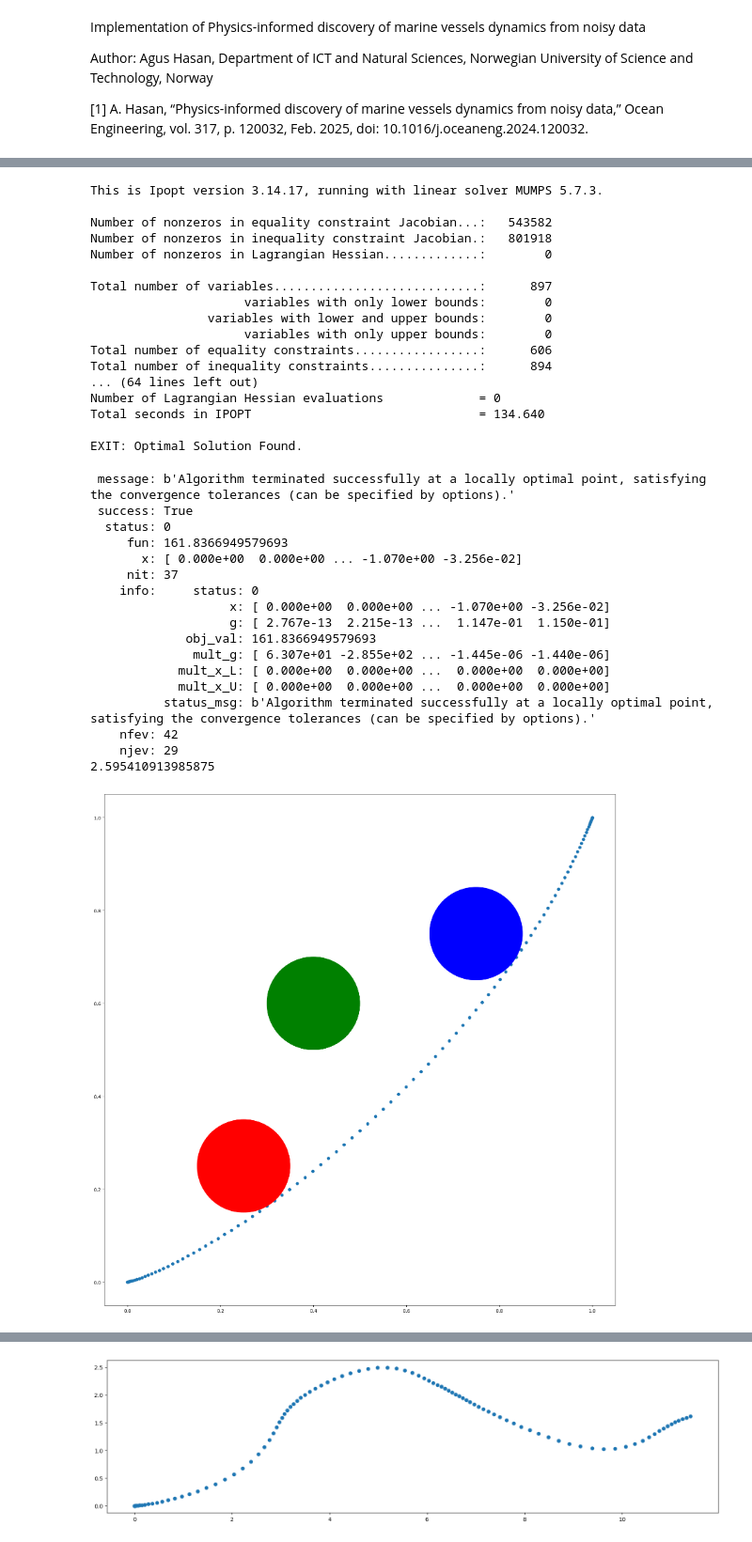
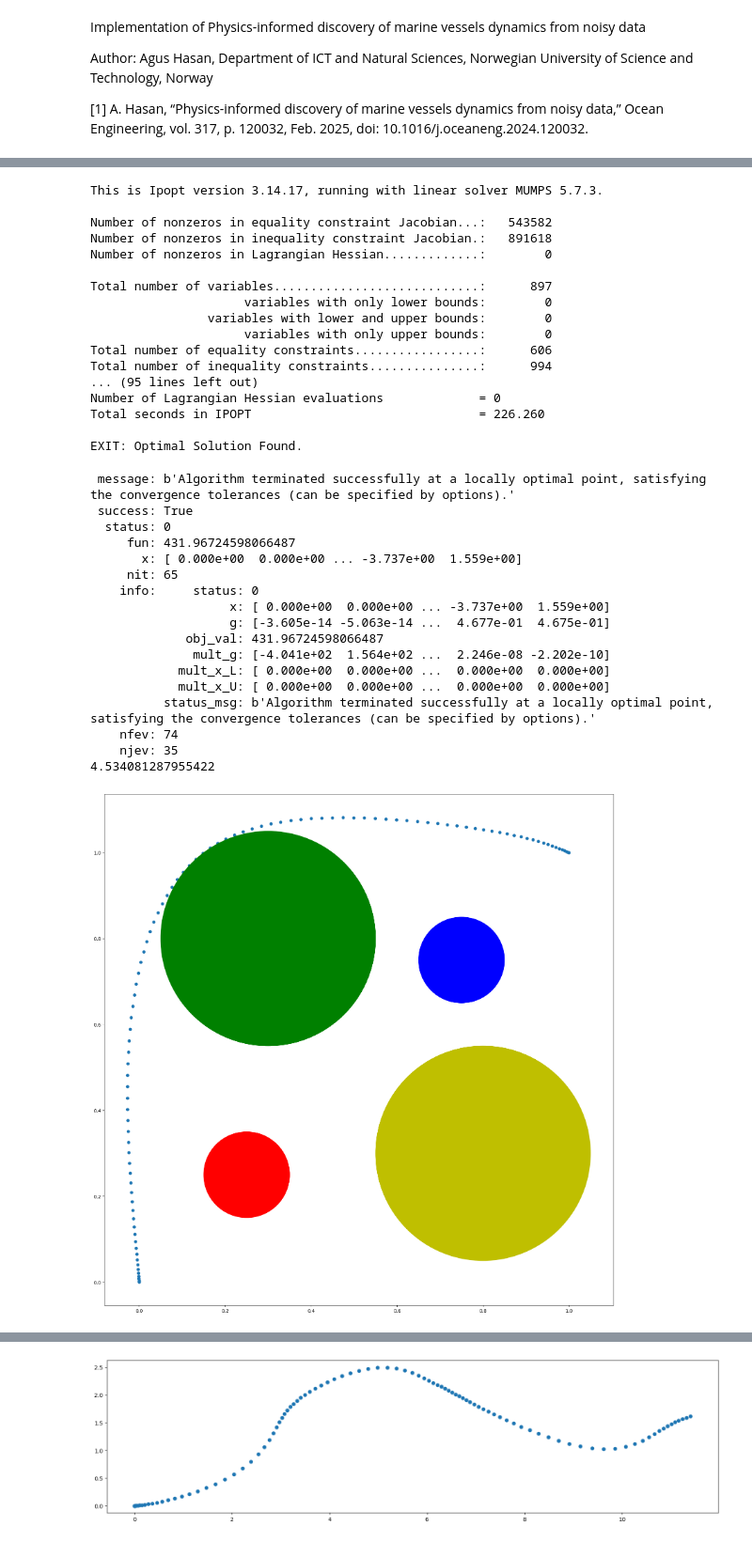
Before and after one commit to robomechanics/usv-testing, a Jupyter notebook: physdisc.ipynb, the cells around one changed output, grey strips where cells are left out. Shown at 94% size. Cells and saved outputs as stored; diff of their text form; code cells hidden in the pictures.

```diff
--- a/physdisc.ipynb
+++ b/physdisc.ipynb
@@ -275,9 +275,10 @@ class TrajOpt:
         X = states[:,0]
         Y = states[:,1]
         oc1 = (X-0.25)**2 + (Y-0.25)**2 - 0.1**2
-        oc2 = (X-0.6)**2 + (Y-0.4)**2 - 0.1**2
+        oc2 = (X-0.8)**2 + (Y-0.3)**2 - 0.25**2
         oc3 = (X-0.75)**2 + (Y-0.75)**2 - 0.1**2
-        constraints = np.concatenate((constraints_min_controls.flatten(), constraints_max_controls.flatten(), oc1.flatten(), oc2.flatten(), oc3.flatten()))
+        oc4 = (X-0.3)**2 + (Y-0.8)**2 - 0.25**2
+        constraints = np.concatenate((constraints_min_controls.flatten(), constraints_max_controls.flatten(), oc1.flatten(), oc2.flatten(), oc3.flatten(), oc4.flatten()))
 
         assert np.all(np.isfinite(constraints)), "NaN or Inf in constraints"
         return np.array(constraints)
@@ -320,7 +321,7 @@ trajoptimizer.exec_trajopt()
 This is Ipopt version 3.14.17, running with linear solver MUMPS 5.7.3.
 
 Number of nonzeros in equality constraint Jacobian...:   543582
-Number of nonzeros in inequality constraint Jacobian.:   801918
+Number of nonzeros in inequality constraint Jacobian.:   891618
 Number of nonzeros in Lagrangian Hessian.............:        0
 
 Total number of variables............................:      897
@@ -328,10 +329,10 @@ Total number of variables............................:      897
                 variables with lower and upper bounds:        0
                      variables with only upper bounds:        0
 Total number of equality constraints.................:      606
-Total number of inequality constraints...............:      894
-... (64 lines left out)
+Total number of inequality constraints...............:      994
+... (95 lines left out)
 Number of Lagrangian Hessian evaluations             = 0
-Total seconds in IPOPT                               = 134.640
+Total seconds in IPOPT                               = 226.260
 
 EXIT: Optimal Solution Found.
 # %%
@@ -342,48 +343,52 @@ ps = list(zip(*S))
 fig, axes = plt.subplots(1, 1, figsize=(20, 20))
 axes.scatter(ps[1], ps[0])
 circle1 = plt.Circle((0.25, 0.25), 0.1, color='r')
-circle2 = plt.Circle((0.4, 0.6), 0.1, color='g')
+circle2 = plt.Circle((0.3, 0.8), 0.25, color='g')
 circle3 = plt.Circle((0.75, 0.75), 0.1, color='b')
+circle4 = plt.Circle((0.8, 0.3), 0.25, color='y')
 axes.add_patch(circle1)
 axes.add_patch(circle2)
 axes.add_patch(circle3)
+axes.add_patch(circle4)
 axes.set_aspect('equal', adjustable='box')
 plt.show()
 
 Sfwd = np.zeros((N,ns))
 Sfwd[0] = S[0]
 for i in range(N-1):
     Sn = Sfwd[i]
     Un = U[i]
     Sfwd[i+1] = model.rk4(Sn, Un, dt)
 
 ps = list(zip(*Sfwd))
 fig, axes = plt.subplots(1, 1, figsize=(20, 20))
 axes.scatter(ps[1], ps[0])
 circle1 = plt.Circle((0.25, 0.25), 0.1, color='r')
-circle2 = plt.Circle((0.4, 0.6), 0.1, color='g')
+circle2 = plt.Circle((0.3, 0.8), 0.25, color='g')
 circle3 = plt.Circle((0.75, 0.75), 0.1, color='b')
+circle4 = plt.Circle((0.8, 0.3), 0.25, color='y')
 axes.add_patch(circle1)
 axes.add_patch(circle2)
 axes.add_patch(circle3)
+axes.add_patch(circle4)
 axes.set_aspect('equal', adjustable='box')
 plt.show()
 # %% [output]
  message: b'Algorithm terminated successfully at a locally optimal point, satisfying the convergence tolerances (can be specified by options).'
  success: True
   status: 0
-     fun: 161.8366949579693
-       x: [ 0.000e+00  0.000e+00 ... -1.070e+00 -3.256e-02]
-     nit: 37
+     fun: 431.96724598066487
+       x: [ 0.000e+00  0.000e+00 ... -3.737e+00  1.559e+00]
+     nit: 65
     info:     status: 0
-                   x: [ 0.000e+00  0.000e+00 ... -1.070e+00 -3.256e-02]
-                   g: [ 2.767e-13  2.215e-13 ...  1.147e-01  1.150e-01]
-             obj_val: 161.8366949579693
-              mult_g: [ 6.307e+01 -2.855e+02 ... -1.445e-06 -1.440e-06]
+                   x: [ 0.000e+00  0.000e+00 ... -3.737e+00  1.559e+00]
+                   g: [-3.605e-14 -5.063e-14 ...  4.677e-01  4.675e-01]
+             obj_val: 431.96724598066487
+              mult_g: [-4.041e+02  1.564e+02 ...  2.246e-08 -2.202e-10]
             mult_x_L: [ 0.000e+00  0.000e+00 ...  0.000e+00  0.000e+00]
             mult_x_U: [ 0.000e+00  0.000e+00 ...  0.000e+00  0.000e+00]
           status_msg: b'Algorithm terminated successfully at a locally optimal point, satisfying the convergence tolerances (can be specified by options).'
-    nfev: 42
-    njev: 29
-2.595410913985875
+    nfev: 74
+    njev: 35
+4.534081287955422
-[figure, old version]
+[figure, new version]
```
Also changed, not shown: parts of 1 cell of this notebook, 11 other files.
